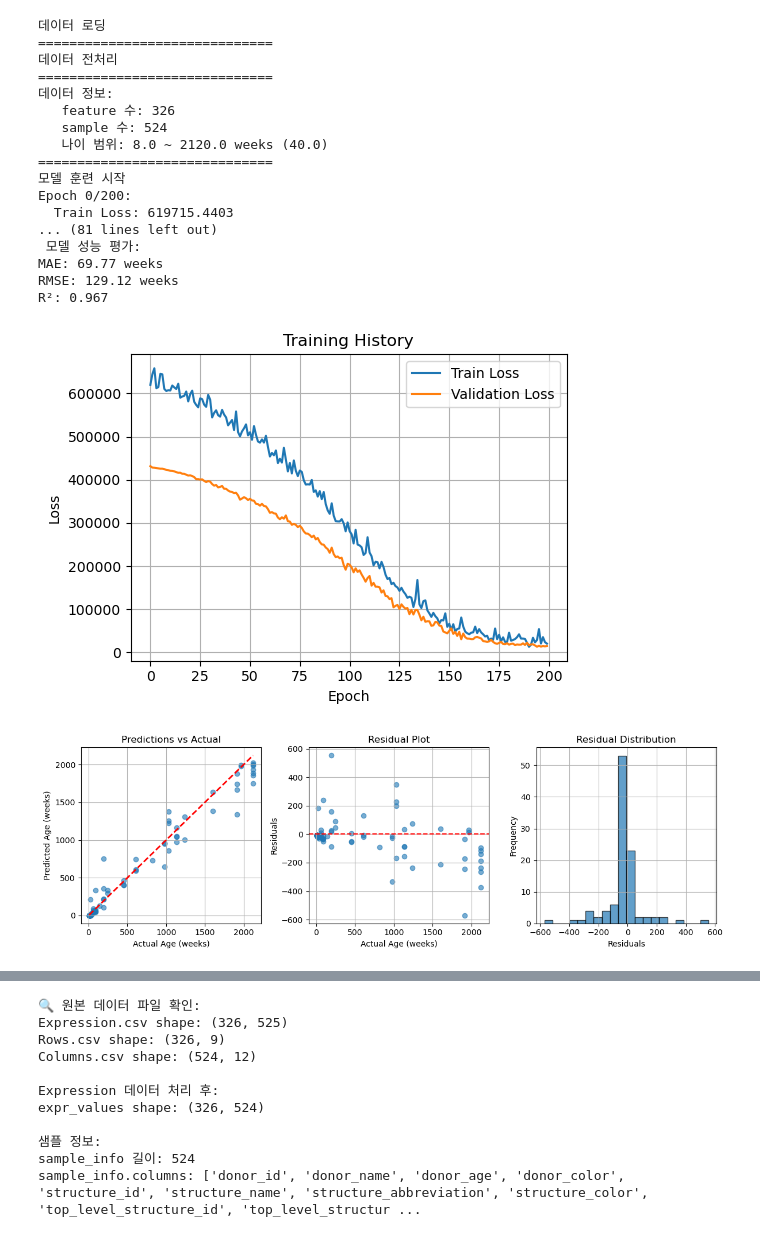
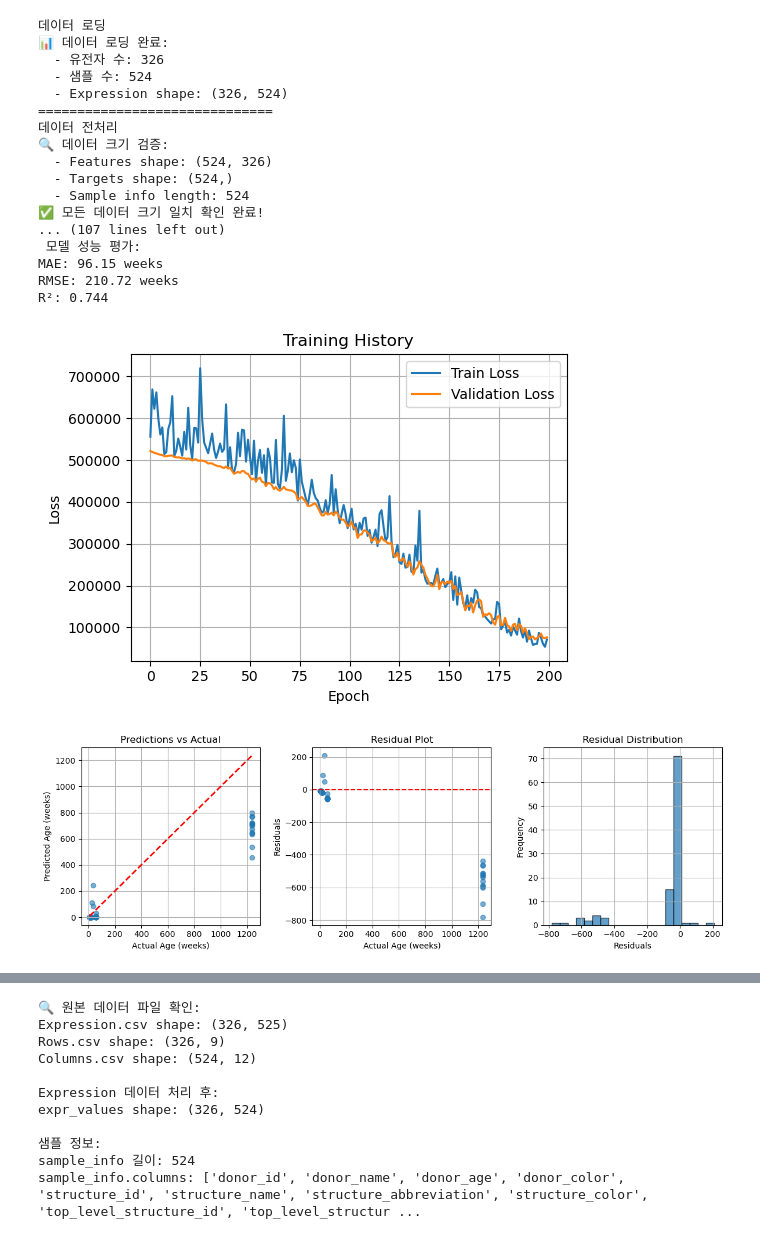
Before and after one commit to hssung-0011/Brain_DeepL, a Jupyter notebook: Data_preprocessing.ipynb, the cells around one changed output, grey strips where cells are left out. Cells and saved outputs as stored; diff of their text form; code cells hidden in the pictures.

Commit message:
Data Leakage 오류 수정

```diff
--- a/Data_preprocessing.ipynb
+++ b/Data_preprocessing.ipynb
@@ -22,6 +22,7 @@ class BrainSpanData:
 
     def __init__(self):
         self.data_array = None
+        self.sample_info = None
 
     def load_data(self, expression_path:str, rows_path:str, columns_path:str):
         """
@@ -39,10 +40,17 @@ class BrainSpanData:
         gene_info = pd.read_csv(rows_path)
         sample_info = pd.read_csv(columns_path)
 
+        # 샘플 정보 저장 (donor 기준 분할용)
+        self.sample_info = sample_info
 
         # Expression matrix 처리 (세 번째 열 = gene ID)
         gene_ids = gene_info.iloc[:,0].values
         expr_values = expression.iloc[:, 1:].values.astype(np.float32)
+
+        print(f"📊 데이터 로딩 완료:")
+        print(f"  - 유전자 수: {len(gene_ids)}")
+        print(f"  - 샘플 수: {len(sample_info)}")
+        print(f"  - Expression shape: {expr_values.shape}")
 
         # Multi-dimensional array 생성
         self.data_array = xr.DataArray(
@@ -73,6 +81,23 @@ class BrainSpanData:
 
         feature = normalized_data.values.T
         target = age_mapping
+
+        # 🔍 크기 일치성 확인
+        print(f"🔍 데이터 크기 검증:")
+        print(f"  - Features shape: {feature.shape}")
+        print(f"  - Targets shape: {target.shape}")
+        print(f"  - Sample info length: {len(self.sample_info)}")
+
+        # 크기 불일치 검사
+        expected_samples = len(self.sample_info)
+        if feature.shape[0] != expected_samples:
+            raise ValueError(f"Feature 샘플 수 불일치: {feature.shape[0]} != {expected_samples}")
+        if target.shape[0] != expected_samples:
+            raise ValueError(f"Target 샘플 수 불일치: {target.shape[0]} != {expected_samples}")
+        if feature.shape[0] != target.shape[0]:
+            raise ValueError(f"Feature-Target 크기 불일치: {feature.shape[0]} != {target.shape[0]}")
+
+        print(f"✅ 모든 데이터 크기 일치 확인 완료!")
 
         return feature, target
 
@@ -354,8 +444,8 @@ print(f"   sample 수: {features.shape[0]}")
 print(f"   나이 범위: {targets.min():.1f} ~ {targets.max():.1f} weeks ({(targets.max()-40)/52})")
 
 # 2. 데이터 분할
-X_train, X_test, y_train, y_test = train_test_split(
-    features, targets, test_size=TEST_SIZE, random_state=RANDOM_STATE, stratify=None
+X_train, X_val, X_test, y_train, y_val, y_test = split_data_by_donor(
+    processor, test_size=0.2, val_size=0.2, random_state=RANDOM_STATE
 )
 
 # train 후 검증증 세트 분할
@@ -369,45 +459,45 @@ val_loader = processor.create_data_loader(X_val, y_val, BATCH_SIZE, shuffle=Fals
 test_loader = processor.create_data_loader(X_test, y_test, BATCH_SIZE, shuffle=False)
 
 # 4. 모델 생성
 input_dim = features.shape[1]
 model = AgePredictionNet(input_dim)
 
 # 5. 모델 훈련
 print("="*30)
 print("모델 훈련 시작")
 trainer = AgePredictionTrainer(model)
 trainer.train(train_loader, val_loader, epochs=EPOCHS, learning_rate=LEARNING_RATE)
 
 # 6. 모델 평가
 print("="*30)
 print("모델 평가")
 
 # 최고 모델 로드
 model.load_state_dict(torch.load('best_model.pth'))
 trainer.model = model
 
 results = trainer.evaluate(test_loader)
 
 # 7. 결과 시각화
 trainer.plot_training_history()
 plot_predictions(results)
 # %% [output]
 데이터 로딩
+📊 데이터 로딩 완료:
+  - 유전자 수: 326
+  - 샘플 수: 524
+  - Expression shape: (326, 524)
 ==============================
 데이터 전처리
-==============================
-데이터 정보:
-   feature 수: 326
-   sample 수: 524
-   나이 범위: 8.0 ~ 2120.0 weeks (40.0)
-==============================
-모델 훈련 시작
-Epoch 0/200:
-  Train Loss: 619715.4403
-... (81 lines left out)
+🔍 데이터 크기 검증:
+  - Features shape: (524, 326)
+  - Targets shape: (524,)
+  - Sample info length: 524
+✅ 모든 데이터 크기 일치 확인 완료!
+... (107 lines left out)
  모델 성능 평가:
-MAE: 69.77 weeks
-RMSE: 129.12 weeks
-R²: 0.967
+MAE: 96.15 weeks
+RMSE: 210.72 weeks
+R²: 0.744
-[figure, old version]
+[figure, new version]
-[figure, old version]
+[figure, new version]
```
Also changed, not shown: parts of 22 cells of this notebook.
